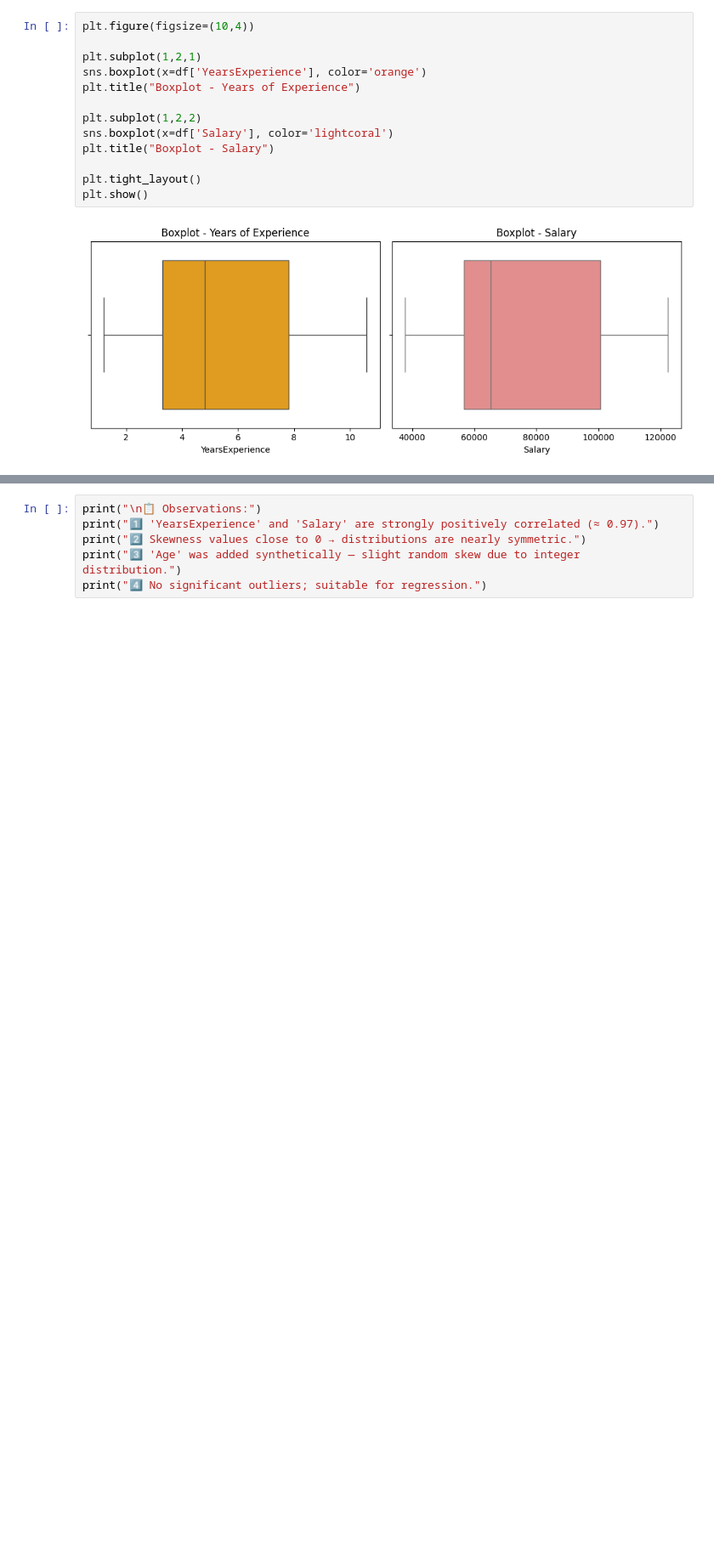
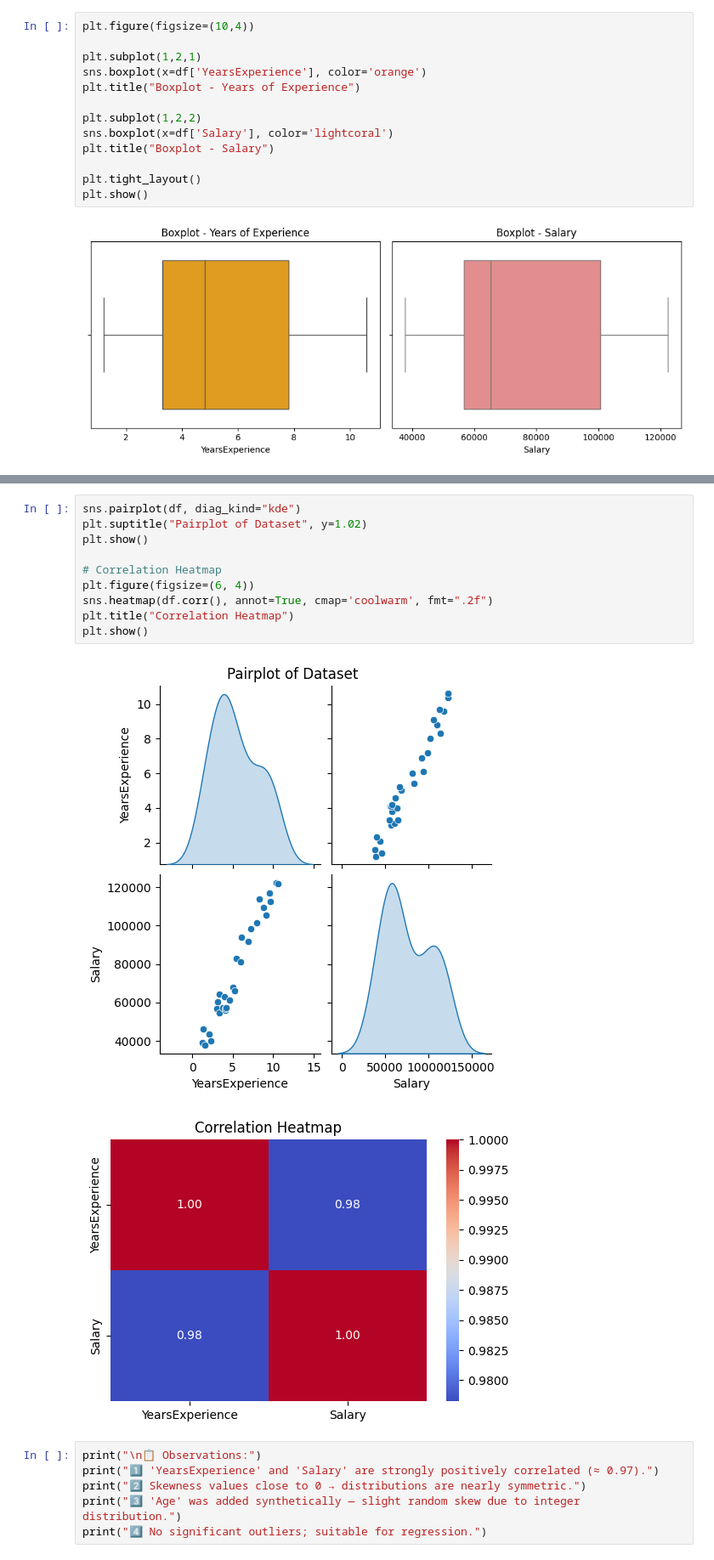
Before and after one commit to Vinotha2005/LINEAR-REGRESSION-TASK, a Jupyter notebook: task.ipynb, the cells around one changed output, grey strips where cells are left out. Shown at 85% size. Drawn from its saved outputs; the diff is of its cells as text; blank space fills up the shorter version.

```diff
--- a/task.ipynb
+++ b/task.ipynb
@@ -133,3 +130,16 @@ for column in df.select_dtypes(include=[np.number]).columns:
+# %%
+sns.pairplot(df, diag_kind="kde")
+plt.suptitle("Pairplot of Dataset", y=1.02)
+plt.show()
+
+# Correlation Heatmap
+plt.figure(figsize=(6, 4))
+sns.heatmap(df.corr(), annot=True, cmap='coolwarm', fmt=".2f")
+plt.title("Correlation Heatmap")
+plt.show()
+# %% [output]
+[figure, added]
+[figure, added]
 # %%
 print("\n📋 Observations:")
 print("1️⃣ 'YearsExperience' and 'Salary' are strongly positively correlated (≈ 0.97).")
```
Also changed, not shown: parts of 18 cells of this notebook.
